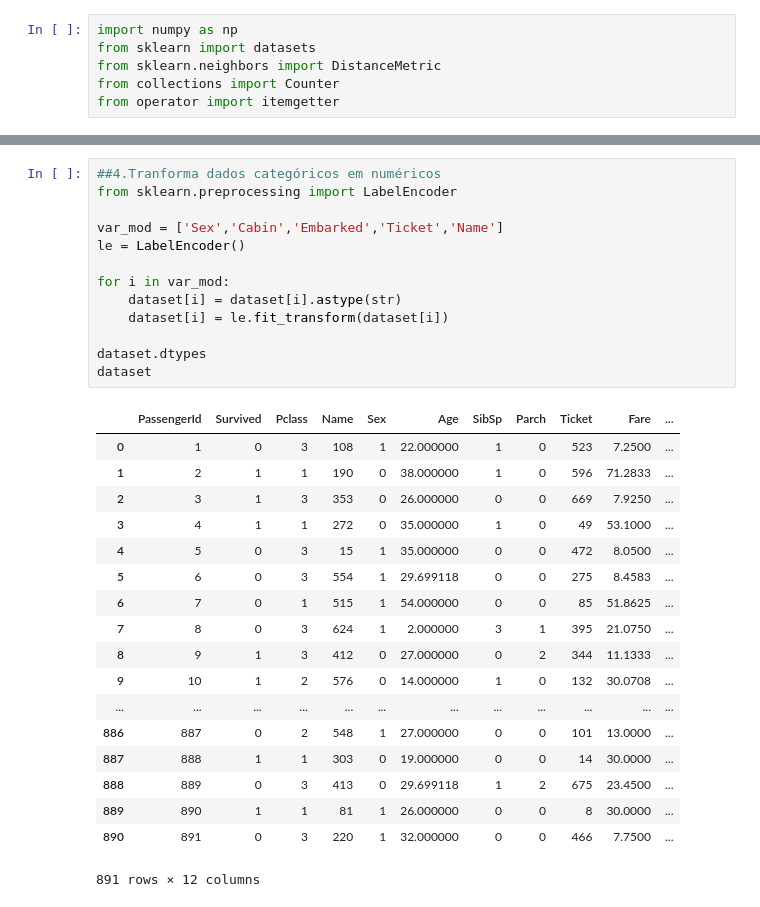
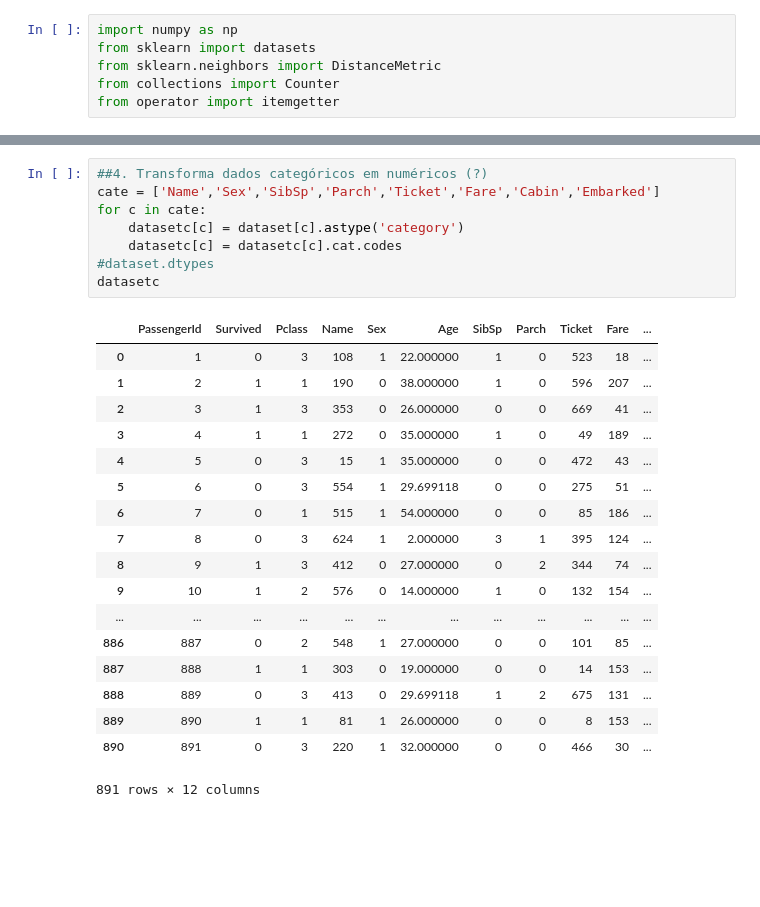
Before and after one commit to InsightLab/data-science-cookbook, a Jupyter notebook: 2017/04-knn-exercicio/knn_sayonara.ipynb, the cells around one changed output, grey strips where cells are left out. Saved outputs shown, nothing was run; the diff lists cells and outputs as text; blank space fills up the shorter version.

```diff
--- a/2017/04-knn-exercicio/knn_sayonara.ipynb
+++ b/2017/04-knn-exercicio/knn_sayonara.ipynb
@@ -119,33 +92,28 @@ dataset
-# %%
-##4.Tranforma dados categóricos em numéricos
-from sklearn.preprocessing import LabelEncoder
-
-var_mod = ['Sex','Cabin','Embarked','Ticket','Name']
-le = LabelEncoder()
-
-for i in var_mod:
-    dataset[i] = dataset[i].astype(str)
-    dataset[i] = le.fit_transform(dataset[i])
-
-dataset.dtypes
-dataset
-# %% [output]
-|  | PassengerId | Survived | Pclass | Name | Sex | Age | SibSp | Parch | Ticket | Fare | ... |
-| 0 | 1 | 0 | 3 | 108 | 1 | 22.000000 | 1 | 0 | 523 | 7.2500 | ... |
-| 1 | 2 | 1 | 1 | 190 | 0 | 38.000000 | 1 | 0 | 596 | 71.2833 | ... |
-| 2 | 3 | 1 | 3 | 353 | 0 | 26.000000 | 0 | 0 | 669 | 7.9250 | ... |
-| 3 | 4 | 1 | 1 | 272 | 0 | 35.000000 | 1 | 0 | 49 | 53.1000 | ... |
-| 4 | 5 | 0 | 3 | 15 | 1 | 35.000000 | 0 | 0 | 472 | 8.0500 | ... |
-| 5 | 6 | 0 | 3 | 554 | 1 | 29.699118 | 0 | 0 | 275 | 8.4583 | ... |
-| 6 | 7 | 0 | 1 | 515 | 1 | 54.000000 | 0 | 0 | 85 | 51.8625 | ... |
-| 7 | 8 | 0 | 3 | 624 | 1 | 2.000000 | 3 | 1 | 395 | 21.0750 | ... |
-| 8 | 9 | 1 | 3 | 412 | 0 | 27.000000 | 0 | 2 | 344 | 11.1333 | ... |
-| 9 | 10 | 1 | 2 | 576 | 0 | 14.000000 | 1 | 0 | 132 | 30.0708 | ... |
-| ... | ... | ... | ... | ... | ... | ... | ... | ... | ... | ... | ... |
-| 886 | 887 | 0 | 2 | 548 | 1 | 27.000000 | 0 | 0 | 101 | 13.0000 | ... |
-| 887 | 888 | 1 | 1 | 303 | 0 | 19.000000 | 0 | 0 | 14 | 30.0000 | ... |
-| 888 | 889 | 0 | 3 | 413 | 0 | 29.699118 | 1 | 2 | 675 | 23.4500 | ... |
-| 889 | 890 | 1 | 1 | 81 | 1 | 26.000000 | 0 | 0 | 8 | 30.0000 | ... |
-| 890 | 891 | 0 | 3 | 220 | 1 | 32.000000 | 0 | 0 | 466 | 7.7500 | ... |
-891 rows × 12 columns
+# %%
+##4. Transforma dados categóricos em numéricos (?)
+cate = ['Name','Sex','SibSp','Parch','Ticket','Fare','Cabin','Embarked']
+for c in cate:
+    datasetc[c] = dataset[c].astype('category')
+    datasetc[c] = datasetc[c].cat.codes
+#dataset.dtypes
+datasetc
+# %% [output]
+|  | PassengerId | Survived | Pclass | Name | Sex | Age | SibSp | Parch | Ticket | Fare | ... |
+| 0 | 1 | 0 | 3 | 108 | 1 | 22.000000 | 1 | 0 | 523 | 18 | ... |
+| 1 | 2 | 1 | 1 | 190 | 0 | 38.000000 | 1 | 0 | 596 | 207 | ... |
+| 2 | 3 | 1 | 3 | 353 | 0 | 26.000000 | 0 | 0 | 669 | 41 | ... |
+| 3 | 4 | 1 | 1 | 272 | 0 | 35.000000 | 1 | 0 | 49 | 189 | ... |
+| 4 | 5 | 0 | 3 | 15 | 1 | 35.000000 | 0 | 0 | 472 | 43 | ... |
+| 5 | 6 | 0 | 3 | 554 | 1 | 29.699118 | 0 | 0 | 275 | 51 | ... |
+| 6 | 7 | 0 | 1 | 515 | 1 | 54.000000 | 0 | 0 | 85 | 186 | ... |
+| 7 | 8 | 0 | 3 | 624 | 1 | 2.000000 | 3 | 1 | 395 | 124 | ... |
+| 8 | 9 | 1 | 3 | 412 | 0 | 27.000000 | 0 | 2 | 344 | 74 | ... |
+| 9 | 10 | 1 | 2 | 576 | 0 | 14.000000 | 1 | 0 | 132 | 154 | ... |
+| ... | ... | ... | ... | ... | ... | ... | ... | ... | ... | ... | ... |
+| 886 | 887 | 0 | 2 | 548 | 1 | 27.000000 | 0 | 0 | 101 | 85 | ... |
+| 887 | 888 | 1 | 1 | 303 | 0 | 19.000000 | 0 | 0 | 14 | 153 | ... |
+| 888 | 889 | 0 | 3 | 413 | 0 | 29.699118 | 1 | 2 | 675 | 131 | ... |
+| 889 | 890 | 1 | 1 | 81 | 1 | 26.000000 | 0 | 0 | 8 | 153 | ... |
+| 890 | 891 | 0 | 3 | 220 | 1 | 32.000000 | 0 | 0 | 466 | 30 | ... |
+891 rows × 12 columns
 # %%
```
Also changed, not shown: parts of 21 cells of this notebook.
